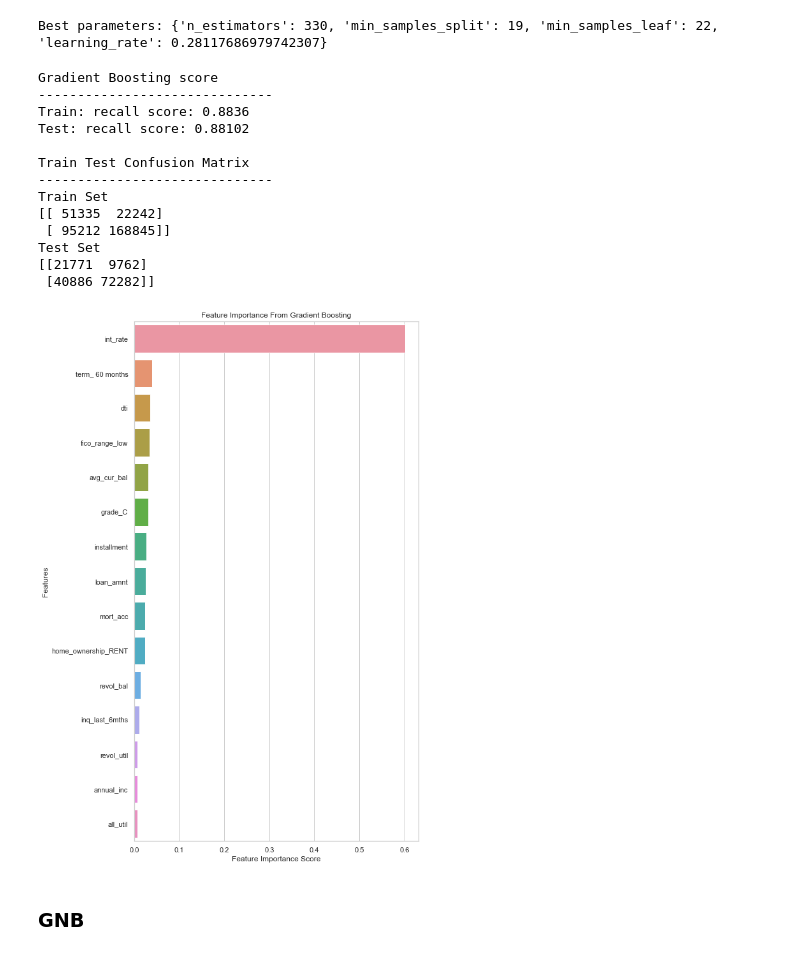
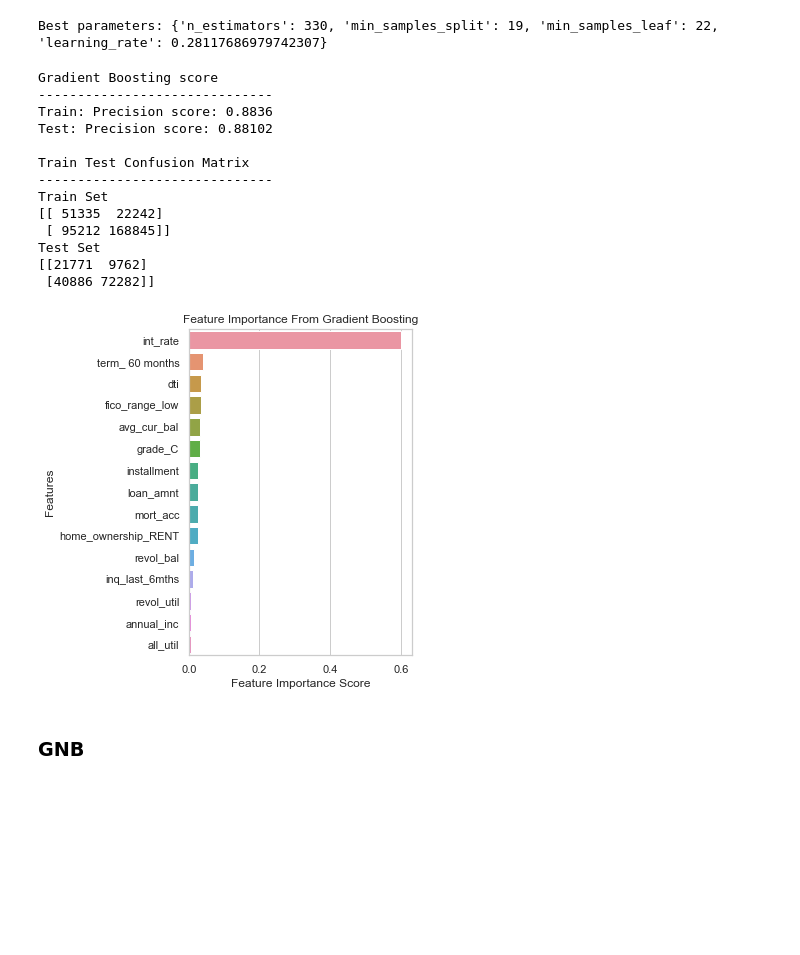
Before and after one commit to OazNomis/DSB_Project, a Jupyter notebook: Ryan/2.Modeling.ipynb, the cells around one changed output. Drawn from its saved outputs; the diff is of its cells as text; code cells hidden in the pictures; blank space fills up the shorter version.

```diff
--- a/Ryan/2.Modeling.ipynb
+++ b/Ryan/2.Modeling.ipynb
@@ -34,7 +34,7 @@ from sklearn.utils.class_weight import compute_sample_weight
 # %% [markdown]
 ## Load Data
 # %%
-accepted = pd.read_csv('../alex/accepted_2007_to_2018Q4.csv')
+accepted = pd.read_csv('../data/accepted_2007_to_2018Q4.csv')
 accepted_clean = pm.datacleaning(accepted)
 # %%
 y = accepted_clean.loan_status
@@ -105,4 +105,6 @@ Fitting 3 folds for each of 10 candidates, totalling 30 fits
 [Parallel(n_jobs=5)]: Done  30 out of  30 | elapsed: 12.8min finished
 Best estimator: LogisticRegression(C=2.1209508879201904, class_weight='balanced', penalty='l1',
                    random_state=0, solver='liblinear')
+# %%
+best_logistic = joblib.load('best_logistic.pkl')
 # %%
@@ -159,6 +161,8 @@ Fitting 3 folds for each of 10 candidates, totalling 30 fits
 [Parallel(n_jobs=5)]: Using backend LokyBackend with 5 concurrent workers.
 [Parallel(n_jobs=5)]: Done  30 out of  30 | elapsed: 10.0min finished
 Best parameters: {'n_estimators': 570, 'min_samples_split': 5, 'min_samples_leaf': 8}
+# %%
+best_rf = joblib.load('best_rf.pkl')
 # %%
 eval_model('Random Forest', best_rf, X_train_dum, X_test_dum, y_train, y_test)
 # %% [output]
@@ -212,13 +216,15 @@ Fitting 3 folds for each of 10 candidates, totalling 30 fits
 [Parallel(n_jobs=5)]: Using backend LokyBackend with 5 concurrent workers.
 [Parallel(n_jobs=5)]: Done  30 out of  30 | elapsed: 22.4min finished
 Best parameters: {'n_estimators': 330, 'min_samples_split': 19, 'min_samples_leaf': 22, 'learning_rate': 0.28117686979742307}
+# %%
+best_gb = joblib.load('best_gb.pkl')
 # %%
 eval_model('Gradient Boosting', best_gb, X_train_dum, X_test_dum, y_train, y_test)
 # %% [output]
 Gradient Boosting score
 ------------------------------
-Train: recall score: 0.8836
-Test: recall score: 0.88102
+Train: Precision score: 0.8836
+Test: Precision score: 0.88102
 
 Train Test Confusion Matrix
 ------------------------------
@@ -231,14 +237,14 @@ Test Set
 # %%
 sorted_importance = sorted(zip(X_train_dum.columns, best_gb.feature_importances_), key=lambda t:t[1], reverse=True)
 a, b = zip(*sorted_importance)
-plt.figure(figsize = (8,15))
+plt.figure(figsize = (4,6))
 df = pd.DataFrame({'feature_name':a, 'importance_score':b})
 sns.barplot(data = df.head(15), x = 'importance_score', y= 'feature_name', orient = 'h');
 plt.title('Feature Importance From Gradient Boosting');
 plt.xlabel('Feature Importance Score');
 plt.ylabel('Features');
 # %% [output]
-[figure, old version]
+[figure, new version]
 # %% [markdown]
 ### GNB
 # %%
```
Also changed, not shown: parts of 20 cells of this notebook.
